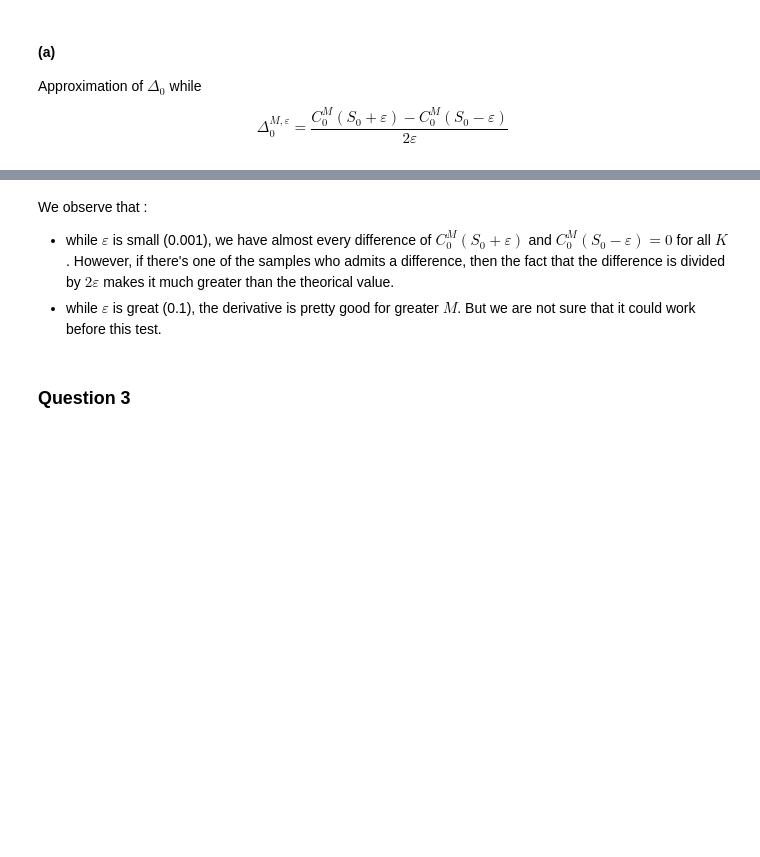
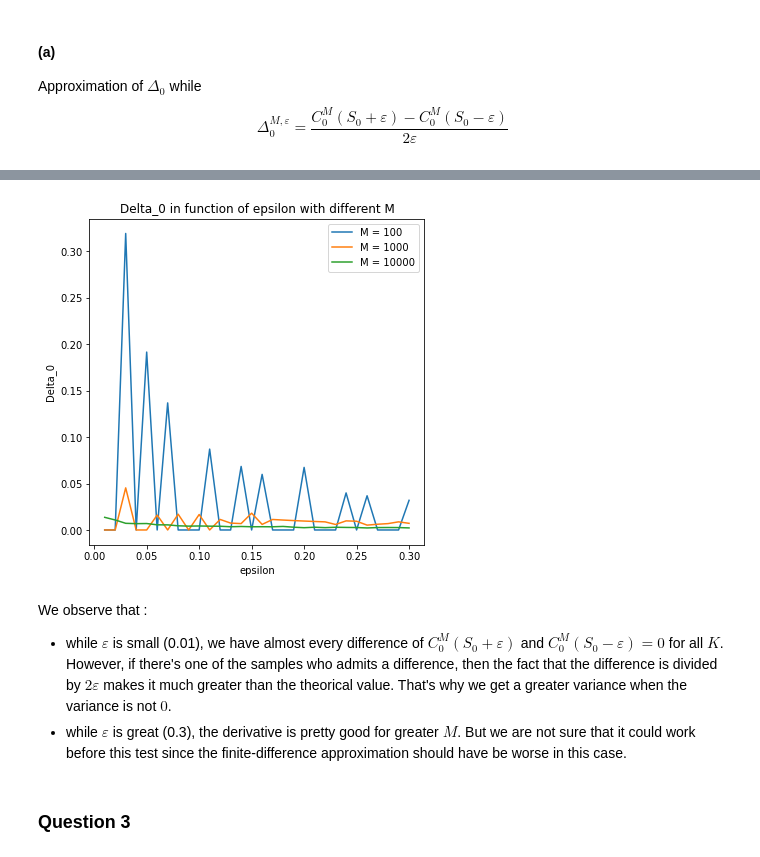
Before and after one commit to pinnertw/map552, a Jupyter notebook: CPS3_1_peng-wei_chen.ipynb, the cells around one changed output, grey strips where cells are left out. Cells and saved outputs as stored; diff of their text form; code cells hidden in the pictures; blank space fills up the shorter version.

```diff
--- a/CPS3_1_peng-wei_chen.ipynb
+++ b/CPS3_1_peng-wei_chen.ipynb
@@ -128,24 +128,27 @@ Comparison. We use $\varepsilon$ in $\{0.001, 0.01, 0.1\}$.
 # %%
-def test_epsilon(r, sigma0, S_0, T, epsilon):
+def test_epsilon(r, sigma0, S_0, T, K):
     theorical_Delta = []
     Delta_100 = []
     Delta_1000 = []
     Delta_10000 = []
 
-    # We variate K from 80 to 121
-    for K in range(80, 121):
-        theorical_Delta.append(theorical_values(r, sigma0, S_0, T, K)[1])
-        Delta_100.append(MC_Delta(r, sigma0, S_0, T, K, epsilon, 100)[0])
-        Delta_1000.append(MC_Delta(r, sigma0, S_0, T, K, epsilon, 1000)[0])
-        Delta_10000.append(MC_Delta(r, sigma0, S_0, T, K, epsilon, 10000)[0])
+    K = 80
+    # We variate M in {100, 1000, 10000}
+    def diff(two_elements_list):
+        return abs(two_elements_list[0] - two_elements_list[1]) / 2.
+    for epsilon in np.linspace(0.01, 0.3, num=30):
+        Delta_100.append(diff(MC_Delta(r, sigma0, S_0, T, K, epsilon, 100)[1]))
+        Delta_1000.append(diff(MC_Delta(r, sigma0, S_0, T, K, epsilon, 1000)[1]))
+        Delta_10000.append(diff(MC_Delta(r, sigma0, S_0, T, K, epsilon, 10000)[1]))
 
     # Plot
     plt.figure(figsize=(6, 6))
-    plt.plot(list(range(80, 121)), Delta_100, label="M = 100")
-    plt.plot(list(range(80, 121)), Delta_1000, label="M = 1000")
-    plt.plot(list(range(80, 121)), Delta_10000, label="M = 10000")
-    plt.plot(list(range(80, 121)), theorical_Delta, label="Theorical values", linewidth=2)
-    plt.title("Delta_0 in function of K with epsilon = {}".format(epsilon))
+    x = np.linspace(0.01, 0.3, num=30)
+    plt.plot(x, Delta_100, label="M = 100")
+    plt.plot(x, Delta_1000, label="M = 1000")
+    plt.plot(x, Delta_10000, label="M = 10000")
+    #plt.plot(list(range(80, 121)), theorical_Delta, label="Theorical values", linewidth=2)
+    plt.title("Delta_0 in function of epsilon with different M")
     plt.legend(loc="best")
-    plt.xlabel("K")
+    plt.xlabel("epsilon")
     plt.ylabel("Delta_0")
@@ -160,7 +155,11 @@ test_epsilon(r, sigma0, S_0, T, 0.1)
+# %%
+test_epsilon(r, sigma0, S_0, T, 80)
+# %% [output]
+[figure, added]
 # %% [markdown]
 We observe that :
- * while $\varepsilon$ is small (0.001), we have almost every difference of $C^M_0(S_0 + \varepsilon)$ and $C^M_0(S_0 - \varepsilon) = 0$ for all $K$. However, if there's one of the samples who admits a difference, then the fact that the difference is divided by $2\varepsilon$ makes it much greater than the theorical value.
- * while $\varepsilon$ is great (0.1), the derivative is pretty good for greater $M$. But we are not sure that it could work before this test.
+ * while $\varepsilon$ is small (0.01), we have almost every difference of $C^M_0(S_0 + \varepsilon)$ and $C^M_0(S_0 - \varepsilon) = 0$ for all $K$. However, if there's one of the samples who admits a difference, then the fact that the difference is divided by $2\varepsilon$ makes it much greater than the theorical value. That's why we get a greater variance when the variance is not $0$.
+ * while $\varepsilon$ is great (0.3), the derivative is pretty good for greater $M$. But we are not sure that it could work before this test since the finite-difference approximation should have be worse in this case.
 # %% [markdown]
 ### Question 3
 # %% [markdown]
```
Also changed, not shown: parts of 3 cells of this notebook.
